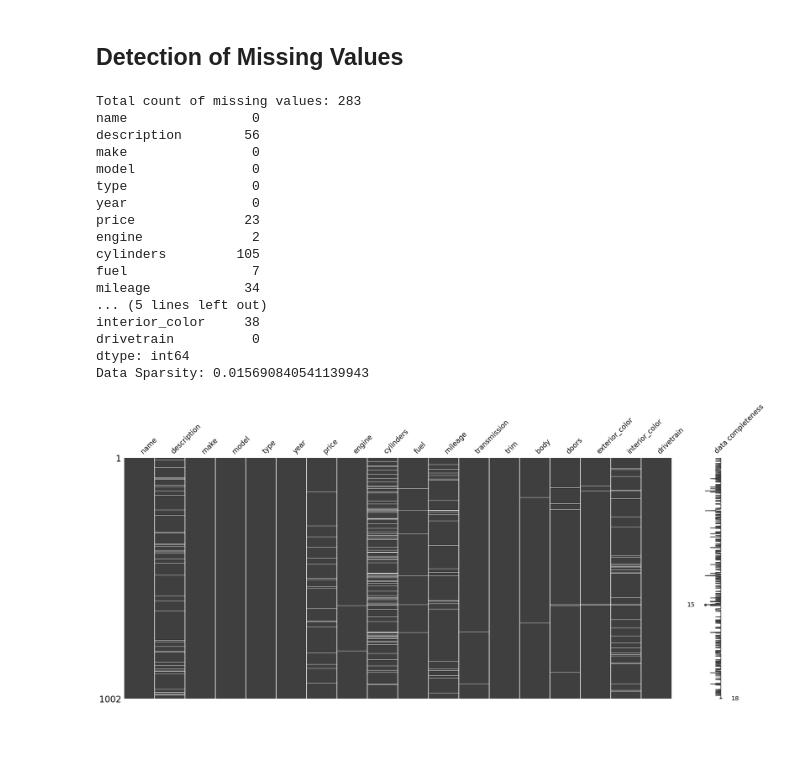
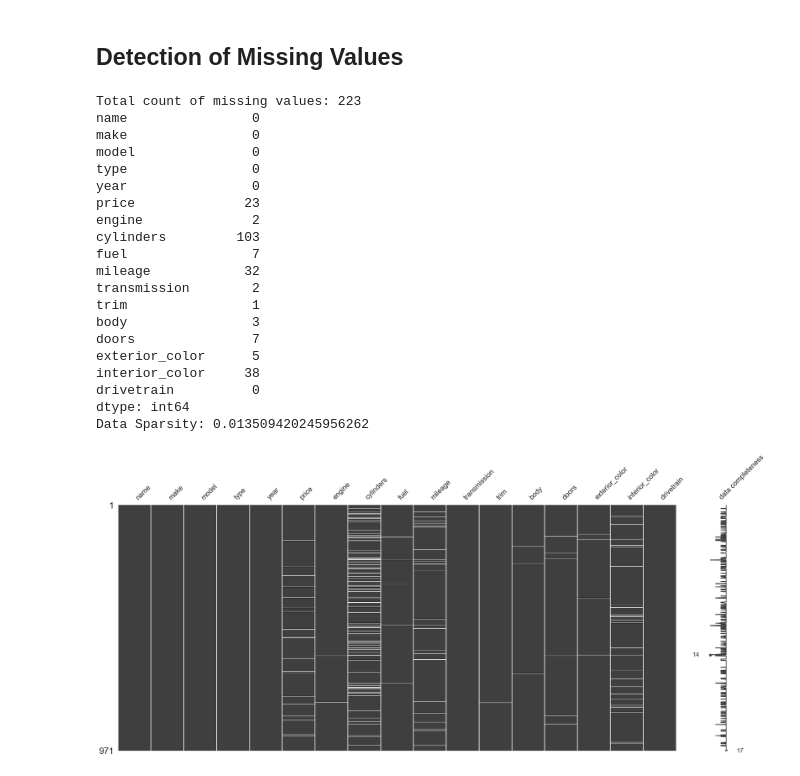
Before and after one commit to bravobryan/data_clean_vehicle_dataset, a Jupyter notebook: data_clean_vehicles.ipynb, the cells around one changed output. Saved outputs shown, nothing was run; the diff lists cells and outputs as text; code cells hidden in the pictures; blank space fills up the shorter version.

```diff
--- a/data_clean_vehicles.ipynb
+++ b/data_clean_vehicles.ipynb
@@ -31,9 +31,12 @@ import numpy as np
 import pandas as pd
 import matplotlib.pyplot as plt
 import seaborn as sns
+import warnings
 import missingno as msno
-import warnings
+import statistics
 warnings.filterwarnings('ignore')
+
+sns.set_theme(style='darkgrid', palette='Dark2')
 # %%
 ##-- Import Dataset --##
 vehicle_df = pd.read_csv('dataset/vehicles_dataset.csv')
@@ -99,0 +103,17 @@ Extracting the duplicate rows into a separate dataset makes sense. The `descript
+# %%
+vehicle_only_df = vehicle_df.drop('description', axis=1)
+
+# Detection of duplicates cleaned dataframe
+duplicates = vehicle_only_df.duplicated()
+dupl_counts = duplicates.value_counts()
+
+print(f'Total duplicate rows Before Dropping: {duplicates.sum()} \n')
+print(f'True vs. False counts: \n {dupl_counts} \n')
+
+vehicle_only_df.drop_duplicates(inplace=True)
+
+duplicates = vehicle_only_df.duplicated()
+dupl_counts = duplicates.value_counts()
+
+print(f'Total duplicate rows After Dropping: {duplicates.sum()} \n')
+print(f'True vs. False counts: \n {dupl_counts}')
@@ -101,32 +134,35 @@ Extracting the duplicate rows into a separate dataset makes sense. The `descript
 ## Detection of Missing Values
 # %%
 ##-- Detection of missing values --##
-print(f'Total count of missing values: {vehicle_df.isna().sum().sum()}')
-print(vehicle_df.isna().sum())  # Generates the count of missing values per column.
+print(f'Total count of missing values: {vehicle_only_df.isna().sum().sum()}')
+print(vehicle_only_df.isna().sum())  # Generates the count of missing values per column.
 
 ##-- Visualization of missing values --##
-print(f'Data Sparsity: {vehicle_df.isna().sum().sum() / (vehicle_df.shape[0] * vehicle_df.shape[1])}')
-msno.matrix(vehicle_df, labels=True)
+print(f'Data Sparsity: {vehicle_only_df.isna().sum().sum() / (vehicle_only_df.shape[0] * vehicle_only_df.shape[1])}')
+msno.matrix(vehicle_only_df, labels=True)
 plt.show()
 # %% [output]
-Total count of missing values: 283
+Total count of missing values: 223
 name                0
-description        56
 make                0
 model               0
 type                0
 year                0
 price              23
 engine              2
-cylinders         105
+cylinders         103
 fuel                7
-mileage            34
-... (5 lines left out)
+mileage            32
+transmission        2
+trim                1
+body                3
+doors               7
+exterior_color      5
 interior_color     38
 drivetrain          0
 dtype: int64
-Data Sparsity: 0.015690840541139943
+Data Sparsity: 0.013509420245956262
-[figure, old version]
+[figure, new version]
 # %% [markdown]
 ## Treatment of Missing Values
 **Variables with Missing Values**:
```
Also changed, not shown: parts of 7 cells of this notebook.
